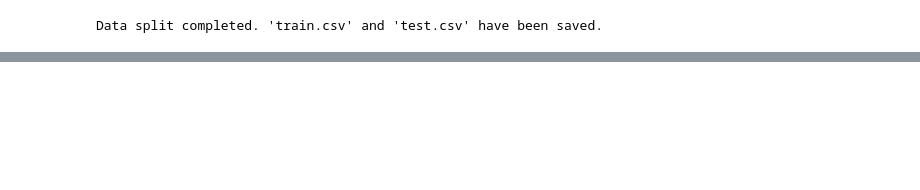
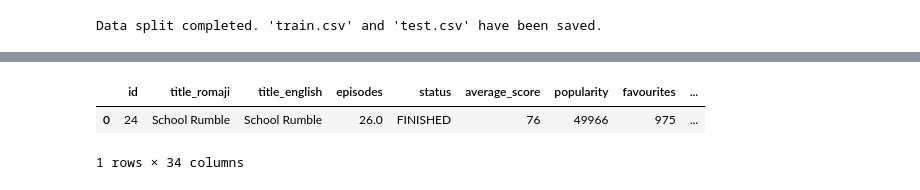
Before and after one commit to ZReidPie/zreid-datascience-finalproject, a Jupyter notebook: code.ipynb, the cells around one changed output, grey strips where cells are left out. Saved outputs shown, nothing was run; the diff lists cells and outputs as text; code cells hidden in the pictures; blank space fills up the shorter version.

```diff
--- a/code.ipynb
+++ b/code.ipynb
@@ -436,3 +462,9 @@ test_df = preprocess_and_engineer_features(test_df)
+# %%
+test_df.head(1)
+# %% [output]
+|  | id | title_romaji | title_english | episodes | status | average_score | popularity | favourites | ... |
+| 0 | 24 | School Rumble | School Rumble | 26.0 | FINISHED | 76 | 49966 | 975 | ... |
+1 rows × 34 columns
 # %%
 from sklearn.pipeline import Pipeline
 from sklearn.compose import ColumnTransformer
```
Also changed, not shown: parts of 6 cells of this notebook, 3 other files.
